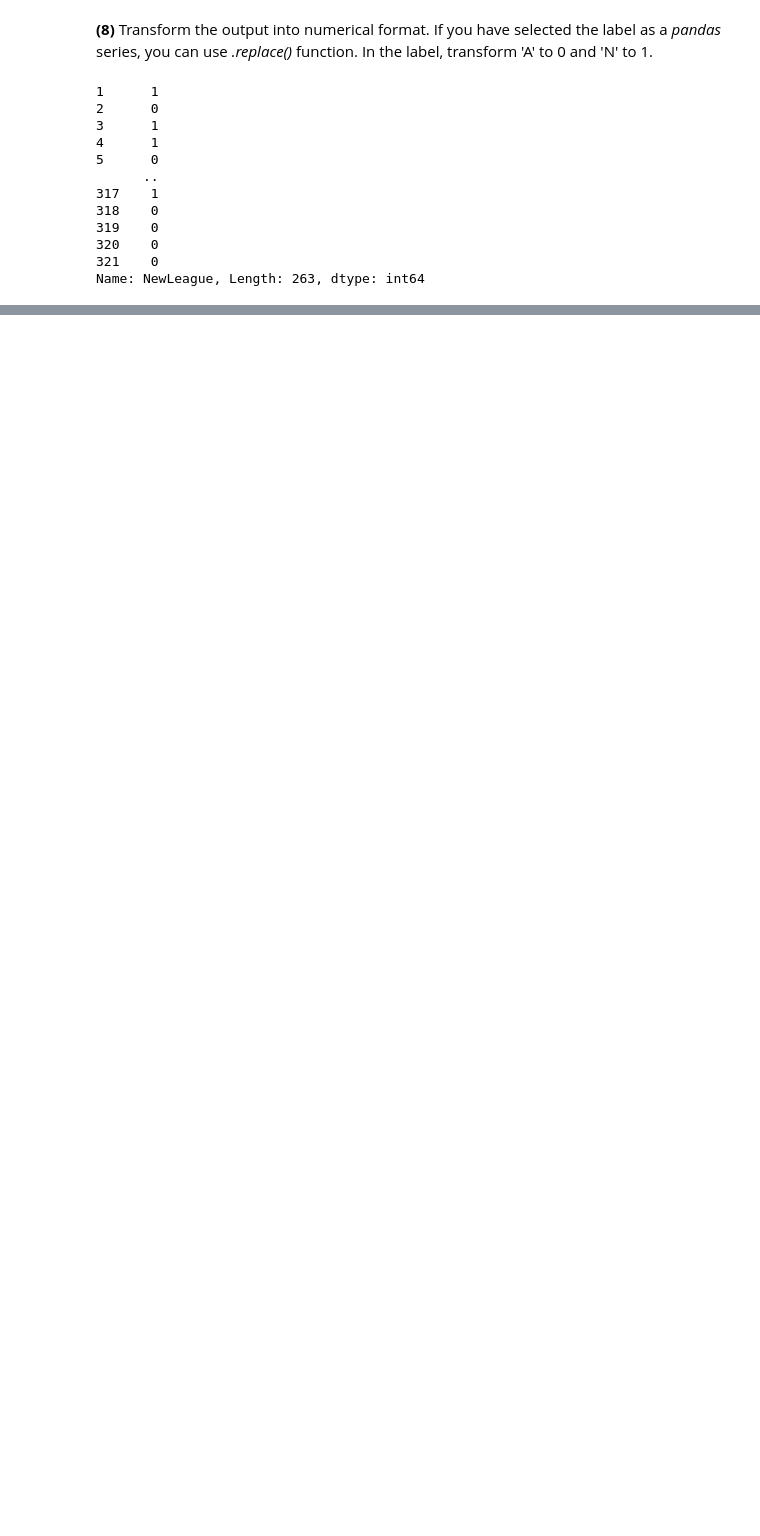
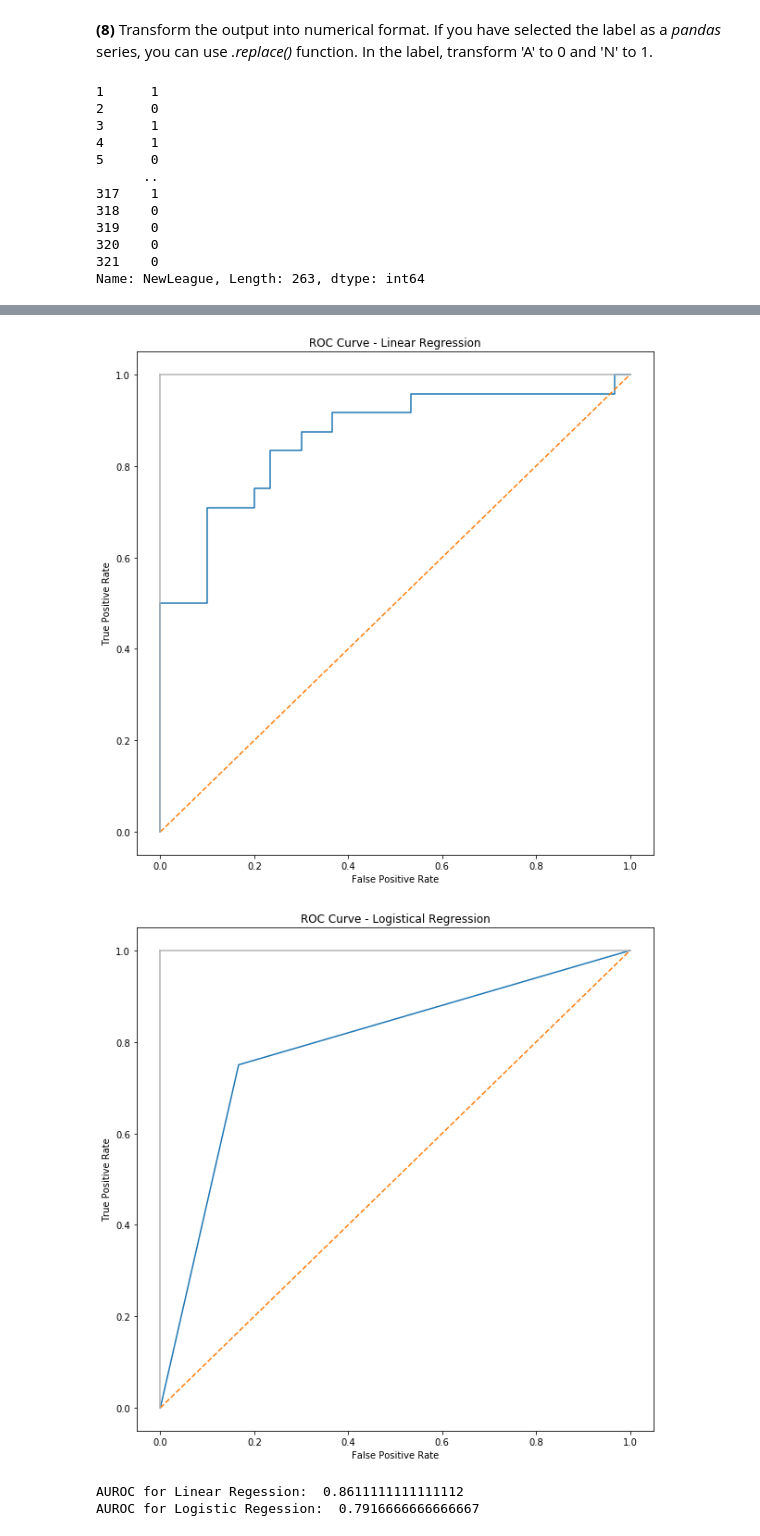
Before and after one commit to iamjeffx/CSCE-421, a Jupyter notebook: Homework/HW2/HW2.ipynb, the cells around one changed output, grey strips where cells are left out. Drawn from its saved outputs; the diff is of its cells as text; code cells hidden in the pictures; blank space fills up the shorter version.

```diff
--- a/Homework/HW2/HW2.ipynb
+++ b/Homework/HW2/HW2.ipynb
@@ -165,0 +258,6 @@ Name: NewLeague, Length: 263, dtype: int64
+# %%
+X = df.drop(['heart disease'], axis=1)
+numeric = X.select_dtypes(include=['int64', 'float64'])
+non_numeric = pd.get_dummies(X.select_dtypes(exclude=['int64', 'float64']))
+X = pd.concat([numeric, non_numeric], axis=1)
+X
@@ -165,0 +278,13 @@ Name: NewLeague, Length: 263, dtype: int64
+# %%
+X_train, X_test, y_train, y_test = train_test_split(X, y, test_size=0.2, random_state=0)
+X_train = sc.fit_transform(X_train)
+X_test = sc.fit_transform(X_test)
+
+
+model_linear = LinearRegression()
+model_linear.fit(X_train, y_train)
+y_pred_linear = model_linear.predict(X_test)
+
+model_logistic = LogisticRegression(penalty='l2', max_iter=max_iter, solver='lbfgs')
+model_logistic.fit(X_train, y_train)
+y_pred_logistic = model_logistic.predict(X_test)
@@ -165,0 +314,34 @@ Name: NewLeague, Length: 263, dtype: int64
+# %%
+from sklearn.metrics import roc_curve, roc_auc_score, f1_score
+
+fpr_linear, tpr_linear, threshold_linear = roc_curve(y_test, y_pred_linear)
+fpr_logistic, tpr_logistic, threshold_logistic = roc_curve(y_test, y_pred_logistic)
+
+# Linear Regression Plot
+plt.subplots(1, figsize=(10, 10))
+plt.title('ROC Curve - Linear Regression')
+plt.plot(fpr_linear, tpr_linear)
+plt.plot([0, 1], ls="--")
+plt.plot([0, 0], [1, 0], c=".7"), plt.plot([1, 1], c=".7")
+plt.ylabel('True Positive Rate')
+plt.xlabel('False Positive Rate')
+plt.show()
+
+# Logistical Regression Plot
+plt.subplots(1, figsize=(10, 10))
+plt.title('ROC Curve - Logistical Regression')
+plt.plot(fpr_logistic, tpr_logistic)
+plt.plot([0, 1], ls="--")
+plt.plot([0, 0], [1, 0], c=".7"), plt.plot([1, 1], c=".7")
+plt.ylabel('True Positive Rate')
+plt.xlabel('False Positive Rate')
+plt.show()
+
+# AUROC
+print('AUROC for Linear Regession: ', roc_auc_score(y_test, y_pred_linear))
+print('AUROC for Logistic Regession: ', roc_auc_score(y_test, y_pred_logistic))
+# %% [output]
+[figure, added]
+[figure, added]
+AUROC for Linear Regession:  0.8611111111111112
+AUROC for Logistic Regession:  0.7916666666666667
```
Also changed, not shown: parts of 27 cells of this notebook, 1 other file.
